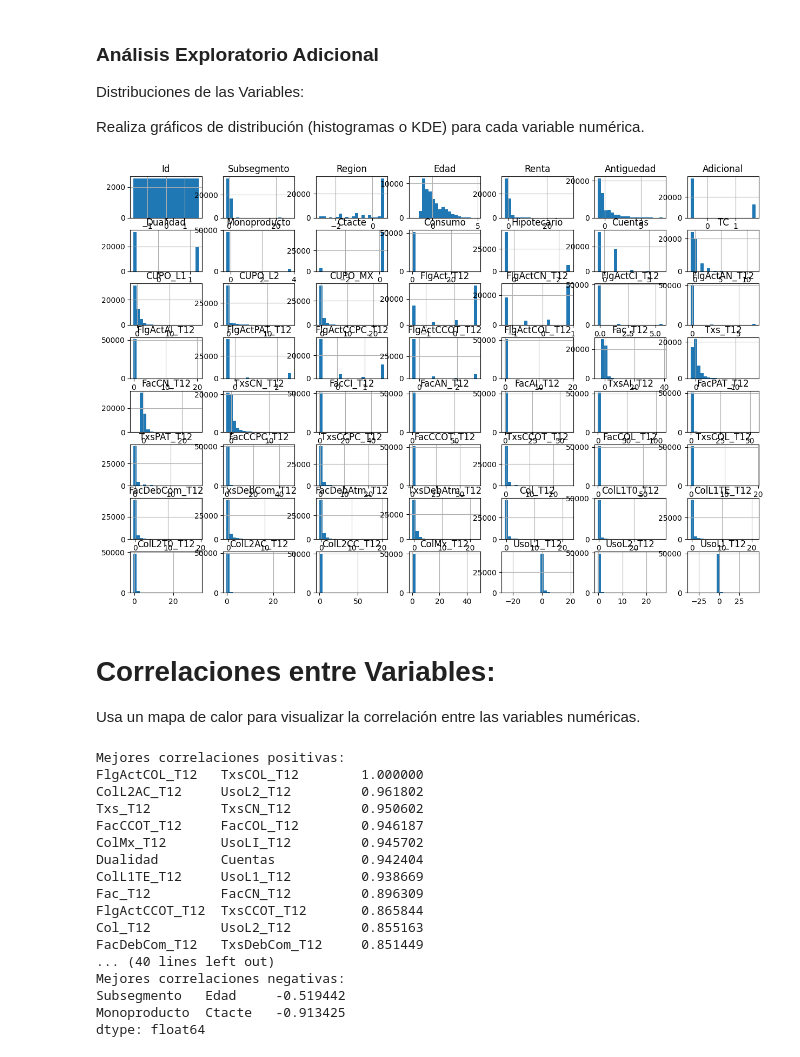
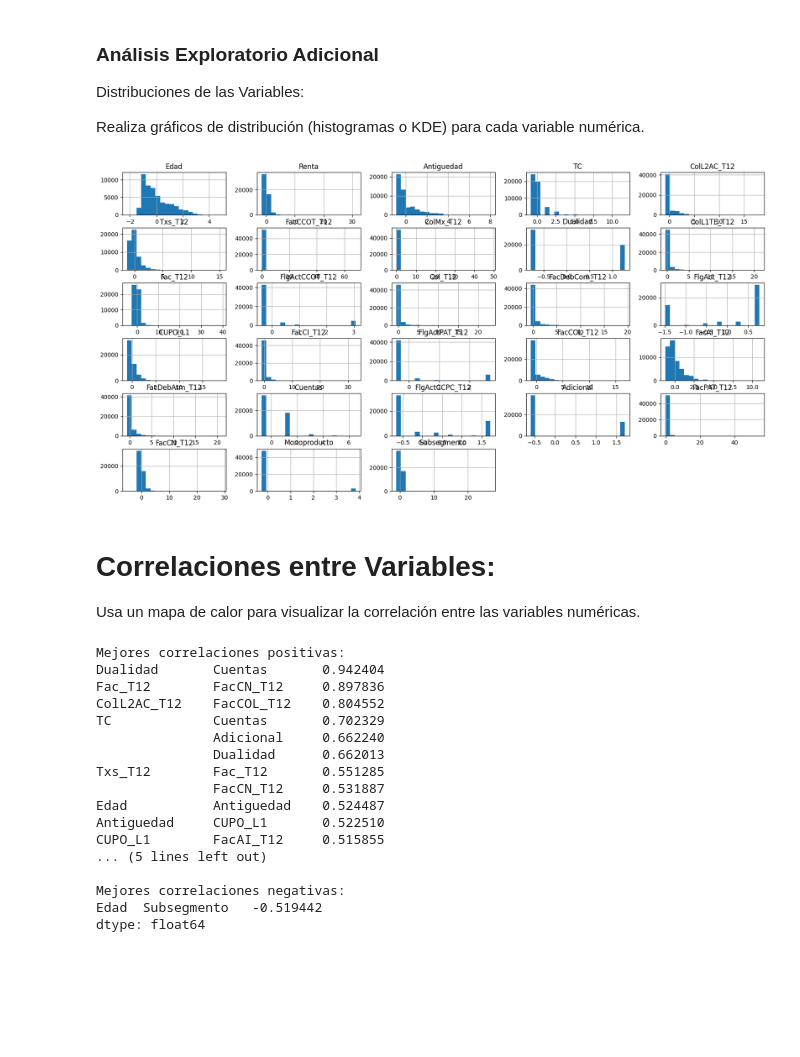
Before and after one commit to Victor-Hernandez-Vivanco/Proyecto_ML_Banco_Monopoly, a Jupyter notebook: Proyecto_ML_Banco_Monopoly.ipynb, the cells around one changed output. Drawn from its saved outputs; the diff is of its cells as text; code cells hidden in the pictures; blank space fills up the shorter version.

```diff
--- a/Proyecto_ML_Banco_Monopoly.ipynb
+++ b/Proyecto_ML_Banco_Monopoly.ipynb
@@ -621,14 +621,31 @@ memory usage: 11.3 MB
 # **Transformar Datos**
 
 # **En esta oportunida vamos a ejecutar la Estandarización para las columnas numericas del data frame**
-# %%
-from sklearn.preprocessing import StandardScaler
-
-# Inicializar el StandardScaler
-scaler = StandardScaler()
-
-# Convertir las columnas numéricas a tipo float64 utilizando .loc para evitar el SettingWithCopyWarning
-new_data.loc[:, numericas] = new_data.loc[:, numericas].astype(float)
-
-# Aplicar el escalado con .loc
-new_data.loc[:, numericas] = scaler.fit_transform(new_data.loc[:, numericas])
+# %%
+import pandas as pd
+from sklearn.preprocessing import StandardScaler
+
+# Inicializar el StandardScaler
+scaler = StandardScaler()
+
+# Lista de columnas numéricas en new_data
+numericas = [
+    'Edad', 'Renta', 'Antiguedad', 'TC', 'ColL2AC_T12', 'Txs_T12',
+    'FacCCOT_T12', 'ColMx_T12', 'Dualidad', 'ColL1TE_T12', 'Fac_T12',
+    'FlgActCCOT_T12', 'Col_T12', 'FacDebCom_T12', 'FlgAct_T12',
+    'CUPO_L1', 'FacCI_T12', 'FlgActPAT_T12', 'FacCOL_T12',
+    'FacAI_T12', 'FacDebAtm_T12', 'Cuentas', 'FlgActCCPC_T12',
+    'Adicional', 'FacPAT_T12', 'FacCN_T12', 'Monoproducto', 'Subsegmento'
+]
+
+# Convertir las columnas numéricas a tipo float64
+new_data[numericas] = new_data[numericas].astype(float)
+
+# Aplicar el escalado y crear un nuevo DataFrame
+new_data_scaled = pd.DataFrame(scaler.fit_transform(new_data[numericas]), columns=numericas)
+
+# Reemplazar las columnas en new_data con las estandarizadas
+new_data[numericas] = new_data_scaled
+
+# Verificar los cambios
+print(new_data.head())
@@ -650,12 +685,12 @@ Realiza gráficos de distribución (histogramas o KDE) para cada variable numér
 # %%
 import seaborn as sns
 import matplotlib.pyplot as plt
 
 # Histograma para todas las variables numéricas
-new_data[numericas].hist(bins=20, figsize=(15, 10))
+new_data[numericas].hist(bins=20, figsize=(20, 10))
 plt.show()
 # %% [output]
-[figure, old version]
+[figure, new version]
 # %% [markdown]
 # **Correlaciones entre Variables:**
 
@@ -684,19 +719,19 @@ print("\nMejores correlaciones negativas:")
 print(strongest_negative)
 # %% [output]
 Mejores correlaciones positivas:
-FlgActCOL_T12   TxsCOL_T12        1.000000
-ColL2AC_T12     UsoL2_T12         0.961802
-Txs_T12         TxsCN_T12         0.950602
-FacCCOT_T12     FacCOL_T12        0.946187
-ColMx_T12       UsoLI_T12         0.945702
-Dualidad        Cuentas           0.942404
-ColL1TE_T12     UsoL1_T12         0.938669
-Fac_T12         FacCN_T12         0.896309
-FlgActCCOT_T12  TxsCCOT_T12       0.865844
-Col_T12         UsoL2_T12         0.855163
-FacDebCom_T12   TxsDebCom_T12     0.851449
-... (40 lines left out)
+Dualidad       Cuentas       0.942404
+Fac_T12        FacCN_T12     0.897836
+ColL2AC_T12    FacCOL_T12    0.804552
+TC             Cuentas       0.702329
+               Adicional     0.662240
+               Dualidad      0.662013
+Txs_T12        Fac_T12       0.551285
+               FacCN_T12     0.531887
+Edad           Antiguedad    0.524487
+Antiguedad     CUPO_L1       0.522510
+CUPO_L1        FacAI_T12     0.515855
+... (5 lines left out)
+
 Mejores correlaciones negativas:
-Subsegmento   Edad     -0.519442
-Monoproducto  Ctacte   -0.913425
+Edad  Subsegmento   -0.519442
 dtype: float64
```
Also changed, not shown: parts of 16 cells of this notebook.
